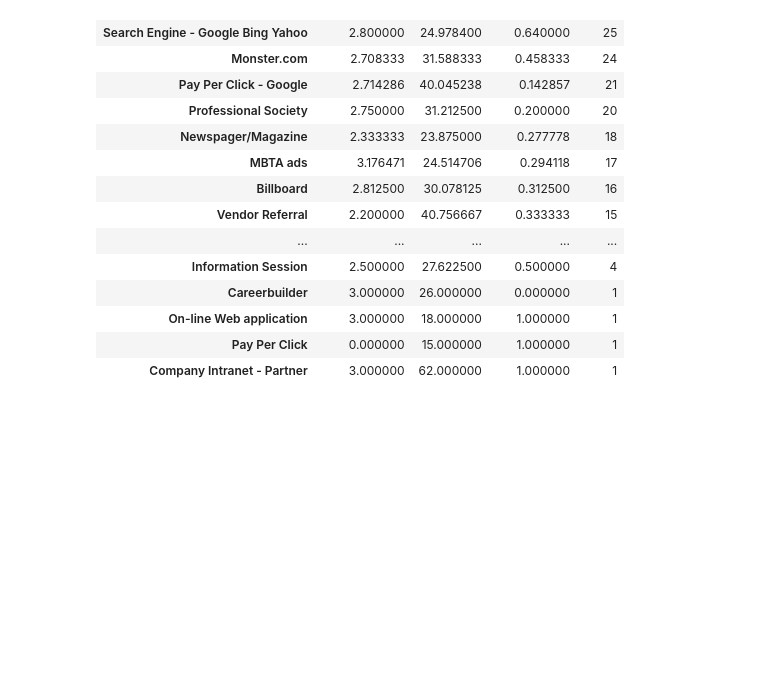
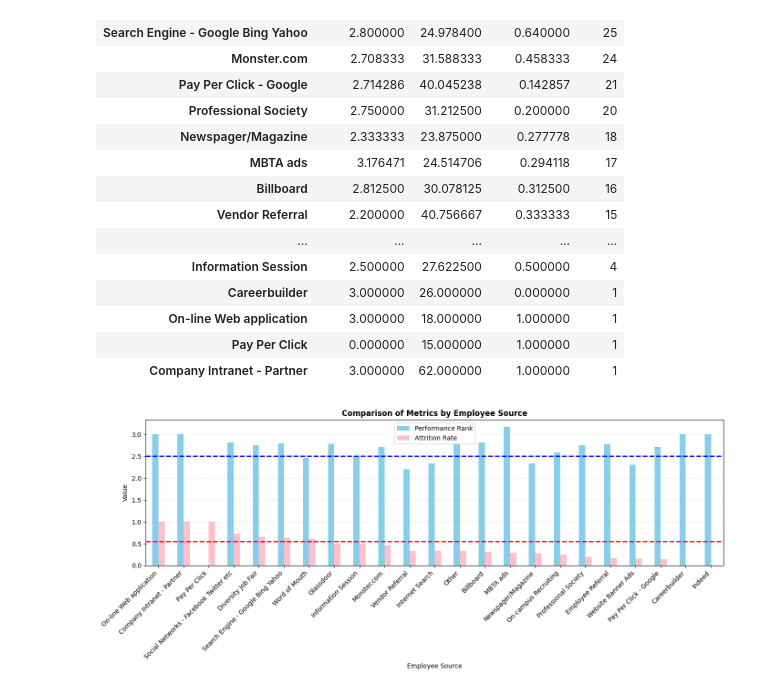
Before and after one commit to sorrychoe/HR-analysis, a Jupyter notebook: notebook/HR.ipynb, the cells around one changed output. Drawn from its saved outputs; the diff is of its cells as text; code cells hidden in the pictures; blank space fills up the shorter version.

```diff
--- a/notebook/HR.ipynb
+++ b/notebook/HR.ipynb
@@ -136,3 +138,36 @@ source_summary
 | On-line Web application | 3.000000 | 18.000000 | 1.000000 | 1 |
 | Pay Per Click | 0.000000 | 15.000000 | 1.000000 | 1 |
 | Company Intranet - Partner | 3.000000 | 62.000000 | 1.000000 | 1 |
+# %%
+# 필요한 컬럼만 추출
+cols_to_plot = ['avg_perf_rank' , 'attrition_rate']
+
+
+# 데이터 준비: 인덱스를 컬럼으로 옮기고 필요한 열만 추출
+plot_data = source_summary[cols_to_plot].copy()
+plot_data.index.name = 'Employee Source'
+plot_data = plot_data.reset_index()
+
+
+# 시각화
+plot_data.set_index('Employee Source')[cols_to_plot].plot(
+    kind='bar',
+    figsize=(14, 6),
+    color=['skyblue', 'pink']
+)
+plt.title('Comparison of Metrics by Employee Source', fontweight='bold')
+plt.ylabel('Value')
+plt.xlabel('Employee Source')
+plt.xticks(rotation=45, ha='right')
+plt.legend(title='',
+           labels=['Performance Rank', 'Attrition Rate'])
+plt.grid(axis='y', linestyle='--', alpha=0.3)
+plt.tight_layout()
+
+# 기준선 추가
+plt.axhline(2.5, color='blue', linewidth=2, linestyle='--')
+plt.axhline(0.55, color='red', linewidth=2, linestyle='--')
+
+plt.show()
+# %% [output]
+[figure, added]
```
Also changed, not shown: parts of 4 cells of this notebook, 4 other files.
